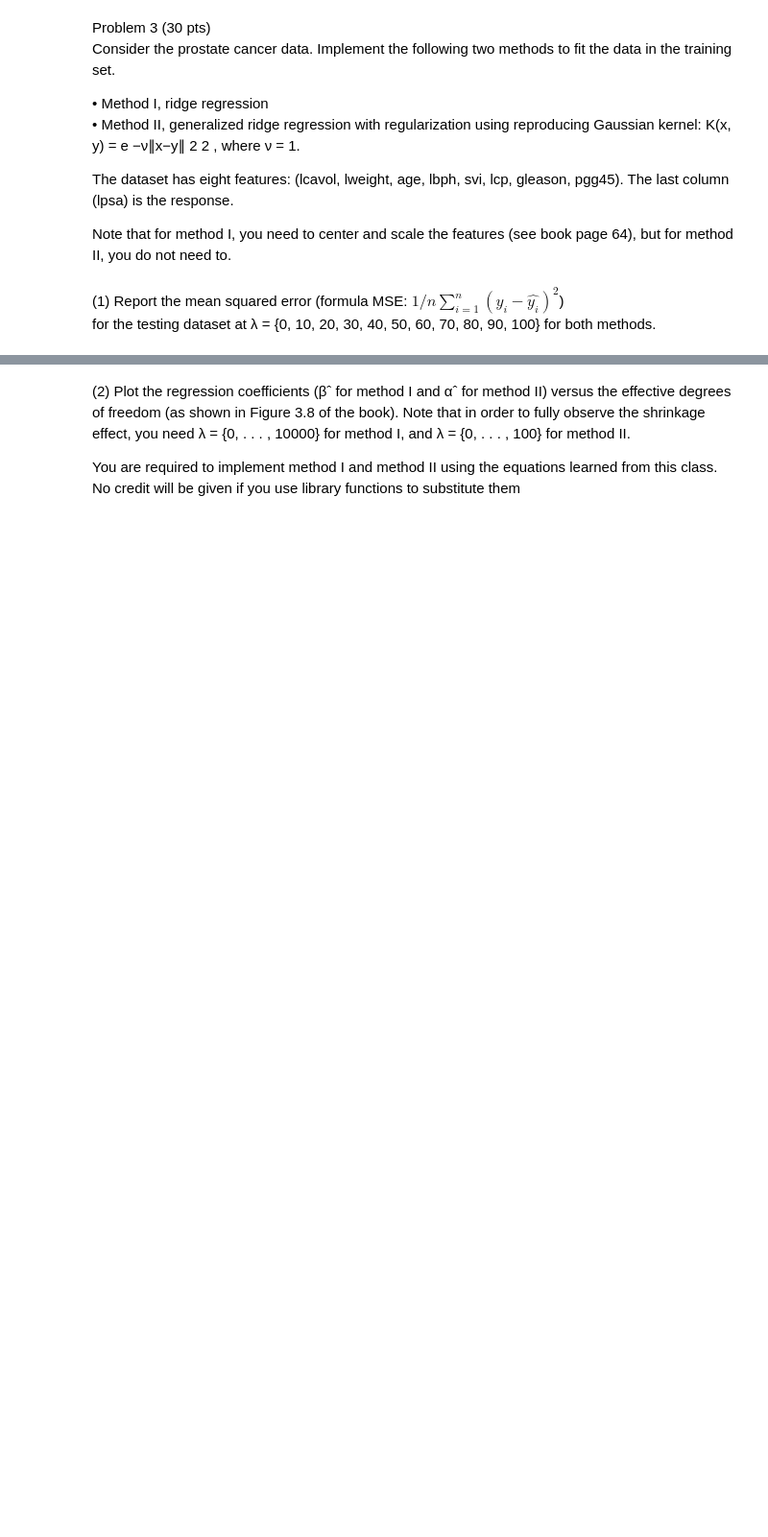
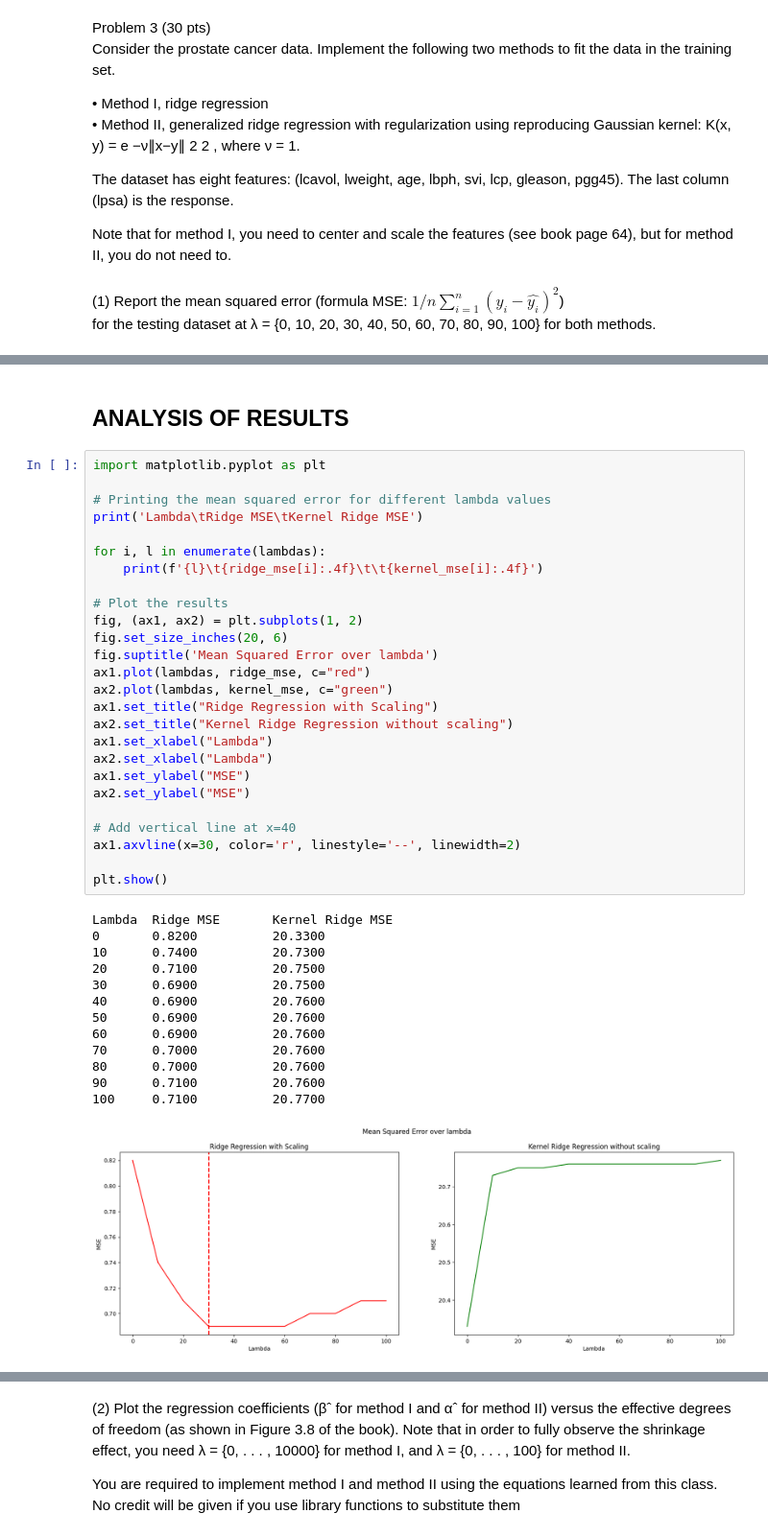
Before and after one commit to ferriitoo/MATH-569-Statistical-Learning, a Jupyter notebook: Takehome_HW3.ipynb, the cells around one changed output, grey strips where cells are left out. Shown at 96% size. Drawn from its saved outputs; the diff is of its cells as text; blank space fills up the shorter version.

```diff
--- a/Takehome_HW3.ipynb
+++ b/Takehome_HW3.ipynb
@@ -90,0 +155,42 @@ Row     y_test          prediction
+# %% [markdown]
+## ANALYSIS OF RESULTS
+# %%
+import matplotlib.pyplot as plt
+
+# Printing the mean squared error for different lambda values
+print('Lambda\tRidge MSE\tKernel Ridge MSE')
+
+for i, l in enumerate(lambdas):
+    print(f'{l}\t{ridge_mse[i]:.4f}\t\t{kernel_mse[i]:.4f}')
+
+# Plot the results
+fig, (ax1, ax2) = plt.subplots(1, 2)
+fig.set_size_inches(20, 6)
+fig.suptitle('Mean Squared Error over lambda')
+ax1.plot(lambdas, ridge_mse, c="red")
+ax2.plot(lambdas, kernel_mse, c="green")
+ax1.set_title("Ridge Regression with Scaling")
+ax2.set_title("Kernel Ridge Regression without scaling")
+ax1.set_xlabel("Lambda")
+ax2.set_xlabel("Lambda")
+ax1.set_ylabel("MSE")
+ax2.set_ylabel("MSE")
+
+# Add vertical line at x=40
+ax1.axvline(x=30, color='r', linestyle='--', linewidth=2)
+
+plt.show()
+# %% [output]
+Lambda  Ridge MSE       Kernel Ridge MSE
+0       0.8200          20.3300
+10      0.7400          20.7300
+20      0.7100          20.7500
+30      0.6900          20.7500
+40      0.6900          20.7600
+50      0.6900          20.7600
+60      0.6900          20.7600
+70      0.7000          20.7600
+80      0.7000          20.7600
+90      0.7100          20.7600
+100     0.7100          20.7700
+[figure, added]
```
Also changed, not shown: parts of 12 cells of this notebook.
